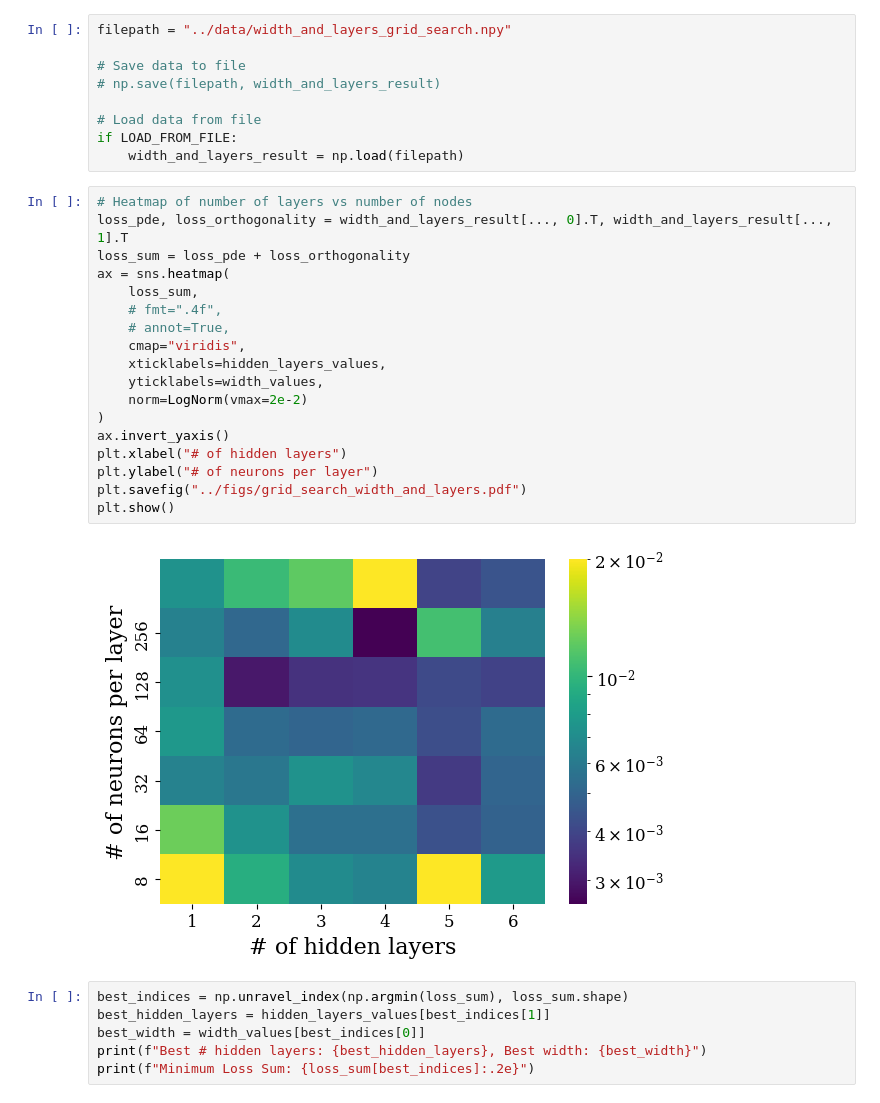
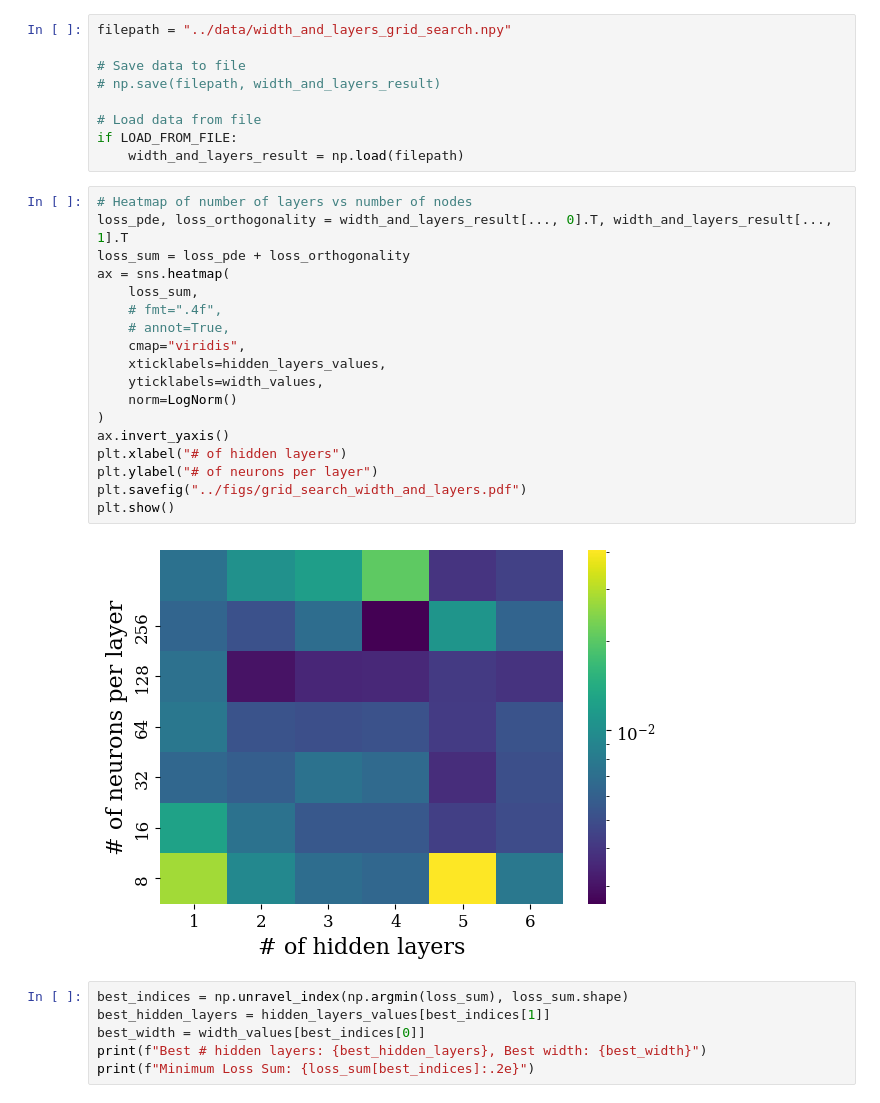
Before and after one commit to fredeco-gh/FYS-STK3155_Project3, a Jupyter notebook: src/param_search.ipynb, the cells around one changed output. Saved outputs shown, nothing was run; the diff lists cells and outputs as text.

```diff
--- a/src/param_search.ipynb
+++ b/src/param_search.ipynb
@@ -424,23 +424,23 @@ if LOAD_FROM_FILE:
 # %%
 # Heatmap of number of layers vs number of nodes
 loss_pde, loss_orthogonality = width_and_layers_result[..., 0].T, width_and_layers_result[..., 1].T
 loss_sum = loss_pde + loss_orthogonality
 ax = sns.heatmap(
     loss_sum,
     # fmt=".4f",
     # annot=True,
     cmap="viridis",
     xticklabels=hidden_layers_values,
     yticklabels=width_values,
-    norm=LogNorm(vmax=2e-2)
+    norm=LogNorm()
 )
 ax.invert_yaxis()
 plt.xlabel("# of hidden layers")
 plt.ylabel("# of neurons per layer")
 plt.savefig("../figs/grid_search_width_and_layers.pdf")
 plt.show()
 # %% [output]
-[figure, old version]
+[figure, new version]
 # %%
 best_indices = np.unravel_index(np.argmin(loss_sum), loss_sum.shape)
 best_hidden_layers = hidden_layers_values[best_indices[1]]
```
Also changed, not shown: parts of 4 cells of this notebook, 1 other file.
